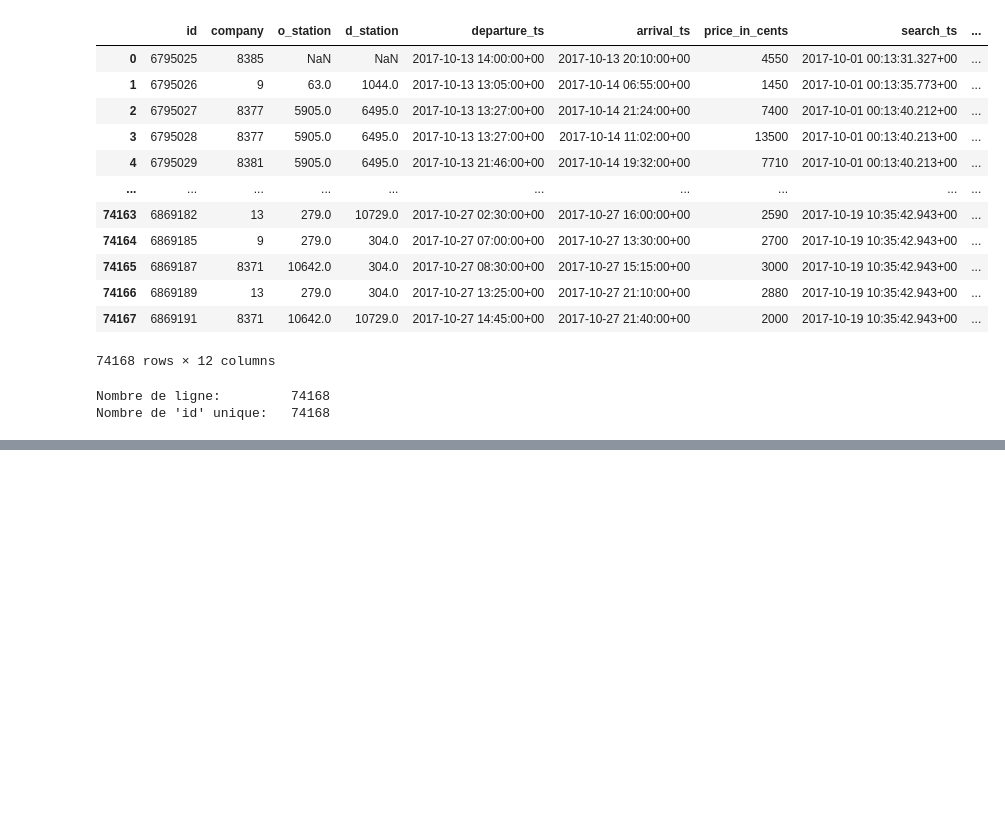
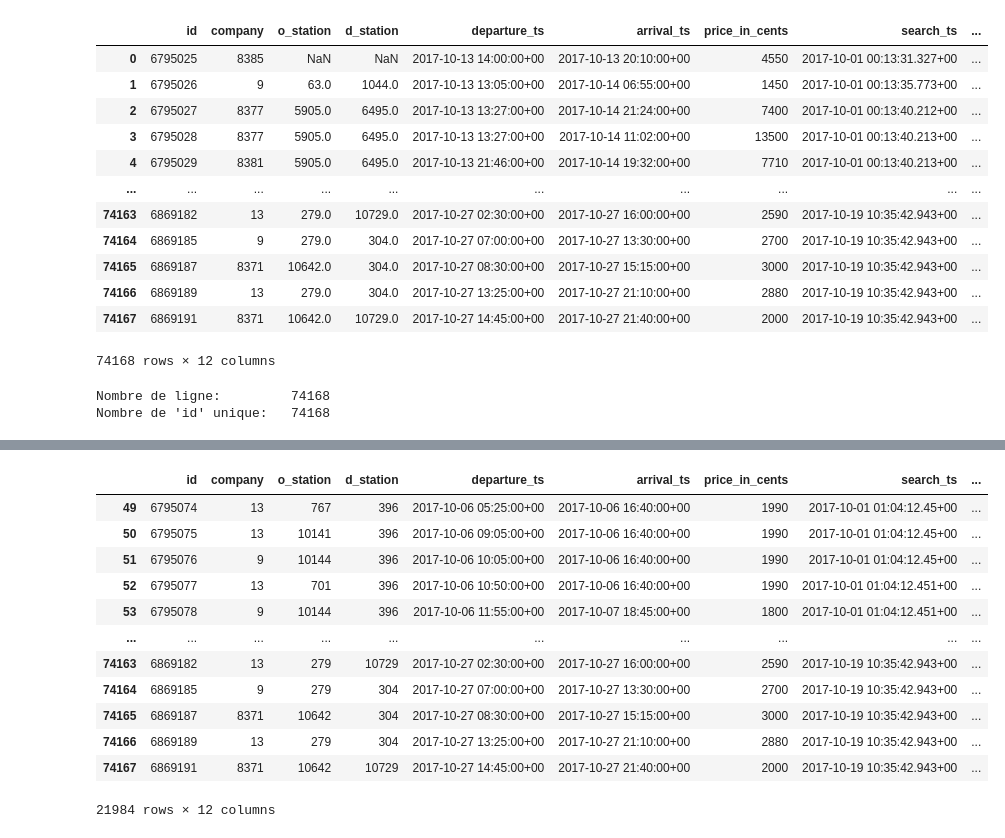
Before and after one commit to najwa-errachidy/Crunching_data, a Jupyter notebook: crunching_data.ipynb, the cells around one changed output, grey strips where cells are left out. Cells and saved outputs as stored; diff of their text form; code cells hidden in the pictures; blank space fills up the shorter version.

```diff
--- a/crunching_data.ipynb
+++ b/crunching_data.ipynb
@@ -121,0 +239,25 @@ plt.show()
+# %%
+# get the top 5 values of 'd_city' column based on value counts
+top_10_o_city = data_ticket['o_city'].value_counts().nlargest(3).index.tolist()
+top_10_d_city = data_ticket['d_city'].value_counts().nlargest(3).index.tolist()
+
+# filter the dataframe based on the values in the top 5 list
+df_top_10 = data_ticket[data_ticket['o_city'].isin(top_10_o_city) | data_ticket['d_city'].isin(top_10_d_city)]
+
+
+# display the top 5 rows of the filtered dataframe
+df_top_10
+# %% [output]
+|  | id | company | o_station | d_station | departure_ts | arrival_ts | price_in_cents | search_ts | ... |
+| 49 | 6795074 | 13 | 767 | 396 | 2017-10-06 05:25:00+00 | 2017-10-06 16:40:00+00 | 1990 | 2017-10-01 01:04:12.45+00 | ... |
+| 50 | 6795075 | 13 | 10141 | 396 | 2017-10-06 09:05:00+00 | 2017-10-06 16:40:00+00 | 1990 | 2017-10-01 01:04:12.45+00 | ... |
+| 51 | 6795076 | 9 | 10144 | 396 | 2017-10-06 10:05:00+00 | 2017-10-06 16:40:00+00 | 1990 | 2017-10-01 01:04:12.45+00 | ... |
+| 52 | 6795077 | 13 | 701 | 396 | 2017-10-06 10:50:00+00 | 2017-10-06 16:40:00+00 | 1990 | 2017-10-01 01:04:12.451+00 | ... |
+| 53 | 6795078 | 9 | 10144 | 396 | 2017-10-06 11:55:00+00 | 2017-10-07 18:45:00+00 | 1800 | 2017-10-01 01:04:12.451+00 | ... |
+| ... | ... | ... | ... | ... | ... | ... | ... | ... | ... |
+| 74163 | 6869182 | 13 | 279 | 10729 | 2017-10-27 02:30:00+00 | 2017-10-27 16:00:00+00 | 2590 | 2017-10-19 10:35:42.943+00 | ... |
+| 74164 | 6869185 | 9 | 279 | 304 | 2017-10-27 07:00:00+00 | 2017-10-27 13:30:00+00 | 2700 | 2017-10-19 10:35:42.943+00 | ... |
+| 74165 | 6869187 | 8371 | 10642 | 304 | 2017-10-27 08:30:00+00 | 2017-10-27 15:15:00+00 | 3000 | 2017-10-19 10:35:42.943+00 | ... |
+| 74166 | 6869189 | 13 | 279 | 304 | 2017-10-27 13:25:00+00 | 2017-10-27 21:10:00+00 | 2880 | 2017-10-19 10:35:42.943+00 | ... |
+| 74167 | 6869191 | 8371 | 10642 | 10729 | 2017-10-27 14:45:00+00 | 2017-10-27 21:40:00+00 | 2000 | 2017-10-19 10:35:42.943+00 | ... |
+21984 rows × 12 columns
```
Also changed, not shown: parts of 16 cells of this notebook.
